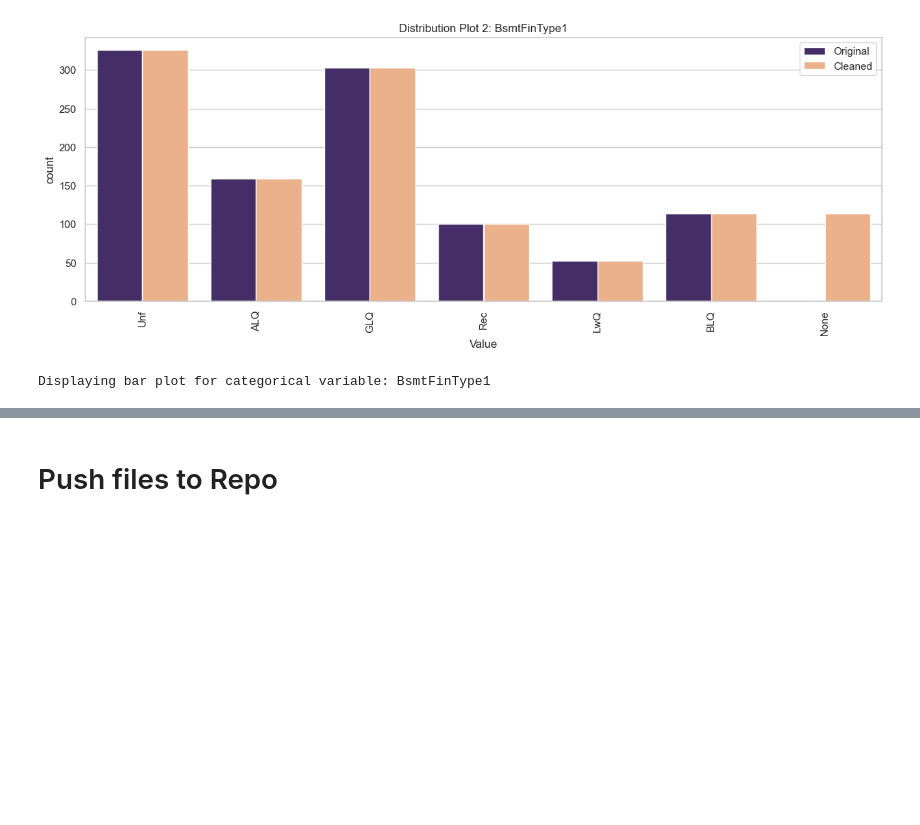
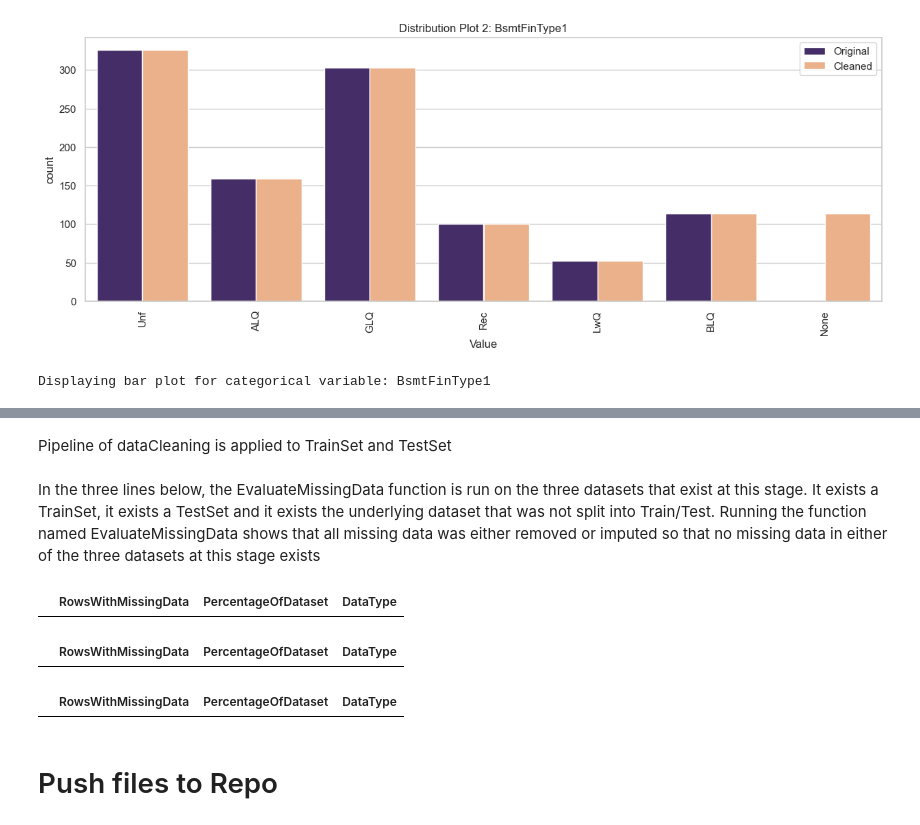
Before and after one commit to rockroman/ws, a Jupyter notebook: jupyter_notebooks/02_data_cleaning.ipynb, the cells around one changed output, grey strips where cells are left out. Cells and saved outputs as stored; diff of their text form; code cells hidden in the pictures; blank space fills up the shorter version.

```diff
--- a/jupyter_notebooks/02_data_cleaning.ipynb
+++ b/jupyter_notebooks/02_data_cleaning.ipynb
@@ -399,3 +399,8 @@ dataCleaning_pipeline = Pipeline([
                                      variables=['GarageFinish' , 'BsmtFinType1', 'BsmtExposure']) ),
       ( 'drop',  DropFeatures(features_to_drop=['EnclosedPorch', 'GarageYrBlt', 'WoodDeckSF']) )
 ])
+# %% [markdown]
+Pipeline of dataCleaning is applied to TrainSet and TestSet
+# %%
+TrainSet = dataCleaning_pipeline.fit_transform(TrainSet)
+TestSet = dataCleaning_pipeline.transform(TestSet)
@@ -402,3 +409,17 @@ dataCleaning_pipeline = Pipeline([
+# %% [markdown]
+In the three lines below, the EvaluateMissingData function is run on the three datasets that exist at this stage. It exists a TrainSet, it exists a TestSet and it exists the underlying dataset that was not split into Train/Test. Running the function named EvaluateMissingData shows that all missing data was either removed or imputed so that no missing data in either of the three datasets at this stage exists
+# %%
+EvaluateMissingData(TrainSet)
+# %% [output]
+|  | RowsWithMissingData | PercentageOfDataset | DataType |
+# %%
+EvaluateMissingData(TestSet)
+# %% [output]
+|  | RowsWithMissingData | PercentageOfDataset | DataType |
+# %%
+EvaluateMissingData(df)
+# %% [output]
+|  | RowsWithMissingData | PercentageOfDataset | DataType |
 # %% [markdown]
 # Push files to Repo
 # %% [markdown]
```
Also changed, not shown: parts of 10 cells of this notebook, 3 other files.
